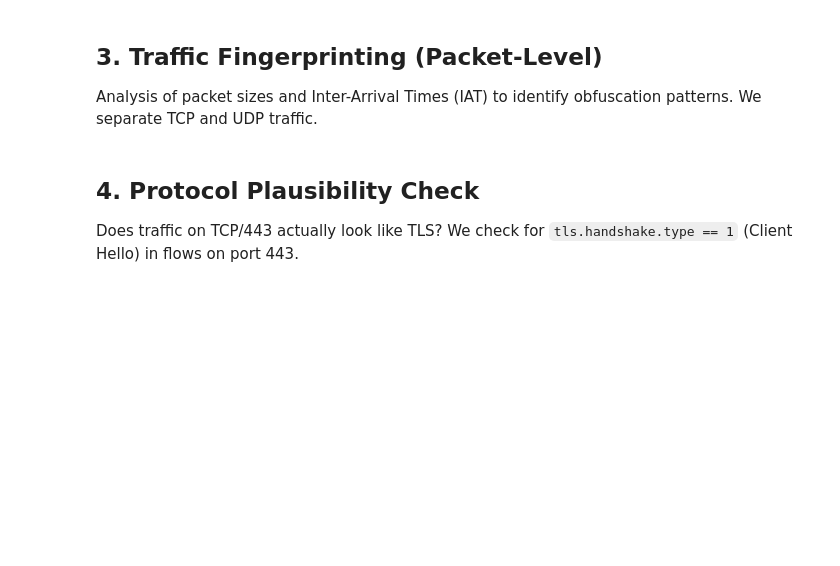
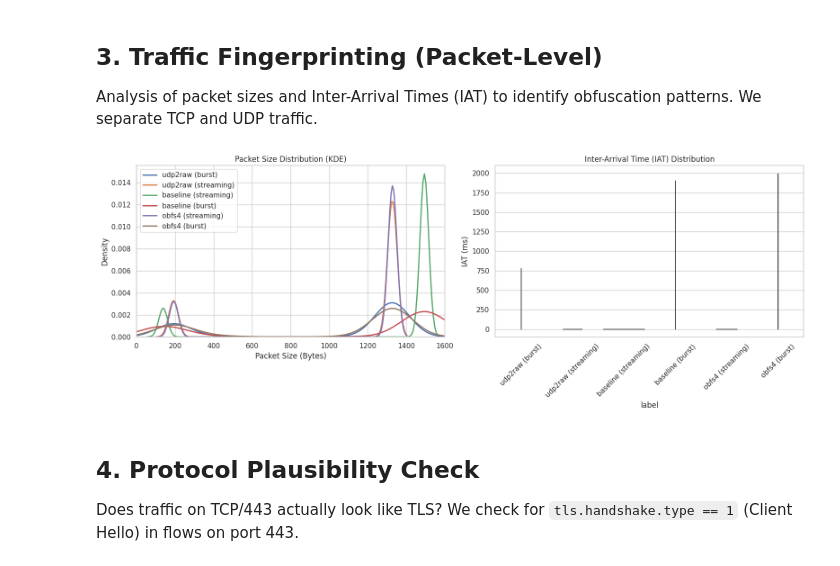
Before and after one commit to maxlluky/VPN-Traffic-Obfuscation-Lab, a Jupyter notebook: analysis/Analysis_Starter.ipynb, the cells around one changed output. Saved outputs shown, nothing was run; the diff lists cells and outputs as text; code cells hidden in the pictures; blank space fills up the shorter version.

```diff
--- a/analysis/Analysis_Starter.ipynb
+++ b/analysis/Analysis_Starter.ipynb
@@ -222,57 +419,60 @@ Analysis of packet sizes and Inter-Arrival Times (IAT) to identify obfuscation p
 We separate TCP and UDP traffic.
 # %%
 def calculate_iat(df):
-    if df.empty or 'frame.time_epoch' not in df.columns: return []
-    # Sort by time
-    df = df.sort_values('frame.time_epoch')
-    # Calculate diff
-    iat = df['frame.time_epoch'].diff().dropna()
-    return iat[iat > 0] * 1000 # Convert to ms
+    """Calculate Inter-Arrival Times in milliseconds."""
+    if df is None or df.empty or 'frame.time_epoch' not in df.columns:
+        return pd.Series(dtype=float)
+    df_sorted = df.sort_values('frame.time_epoch')
+    iat = df_sorted['frame.time_epoch'].diff().dropna()
+    iat = iat[iat > 0] * 1000  # Convert to ms
+    return iat.reset_index(drop=True)
 
 if not df_runs.empty:
     # Filter only runs with packet data
-    valid_runs = df_runs[df_runs['packets_df'].notnull()]
+    valid_runs = df_runs[df_runs['packets_df'].apply(lambda x: x is not None and not x.empty)]
 
     if not valid_runs.empty:
         # PACKET SIZES
-        plt.figure(figsize=(12, 6))
+        fig, axes = plt.subplots(1, 2, figsize=(16, 6))
+
         for _, row in valid_runs.iterrows():
             pdf = row['packets_df']
             if pdf.empty: continue
+            sns.kdeplot(pdf['frame.len'], label=row['label'], fill=False, linewidth=2, ax=axes[0])
 
-            # Filter by protocol if needed (e.g. only UDP for WireGuard)
-            # WireGuard is UDP (17), TCP is 6
-            # We plot distribution of all packets for now to see overhead
-            sns.kdeplot(pdf['frame.len'], label=row['label'], fill=False, linewidth=2)
+        axes[0].set_title("Packet Size Distribution (KDE)")
+        axes[0].set_xlabel("Packet Size (Bytes)")
+        axes[0].set_xlim(0, 1600)
+        axes[0].legend()
 
-        plt.title("Packet Size Distribution (KDE)")
-        plt.xlabel("Packet Size (Bytes)")
-        plt.xlim(0, 1600)
-        plt.legend()
-        plt.show()
-
-        # IAT Analysis (Boxplot)
+        # IAT Analysis (Violin Plot — more informative than boxplot)
         iat_data = []
         for _, row in valid_runs.iterrows():
             pdf = row['packets_df']
             if pdf.empty: continue
 
             iat = calculate_iat(pdf)
+            if len(iat) == 0: continue
             # Downsample for plotting if huge
-            if len(iat) > 1000: iat = iat.sample(1000, random_state=42)
+            if len(iat) > 2000:
+                iat = iat.sample(2000, random_state=42)
 
             temp_df = pd.DataFrame({'iat_ms': iat})
             temp_df['label'] = row['label']
             iat_data.append(temp_df)
 
         if iat_data:
             df_iat = pd.concat(iat_data)
-            plt.figure(figsize=(12, 6))
-            sns.boxplot(data=df_iat, x='label', y='iat_ms', showfliers=False)
-            plt.title("Inter-Arrival Time (IAT) Distribution (Outliers Hidden)")
-            plt.ylabel("IAT (ms)")
-            plt.xticks(rotation=45)
-            plt.show()
+            sns.violinplot(data=df_iat, x='label', y='iat_ms', inner='quartile',
+                          cut=0, ax=axes[1])
+            axes[1].set_title("Inter-Arrival Time (IAT) Distribution")
+            axes[1].set_ylabel("IAT (ms)")
+            axes[1].tick_params(axis='x', rotation=45)
+
+        plt.tight_layout()
+        plt.show()
+# %% [output]
+[figure, added]
 # %% [markdown]
 ## 4. Protocol Plausibility Check
 Does traffic on TCP/443 actually look like TLS?
```
Also changed, not shown: parts of 14 cells of this notebook, 11 other files.
